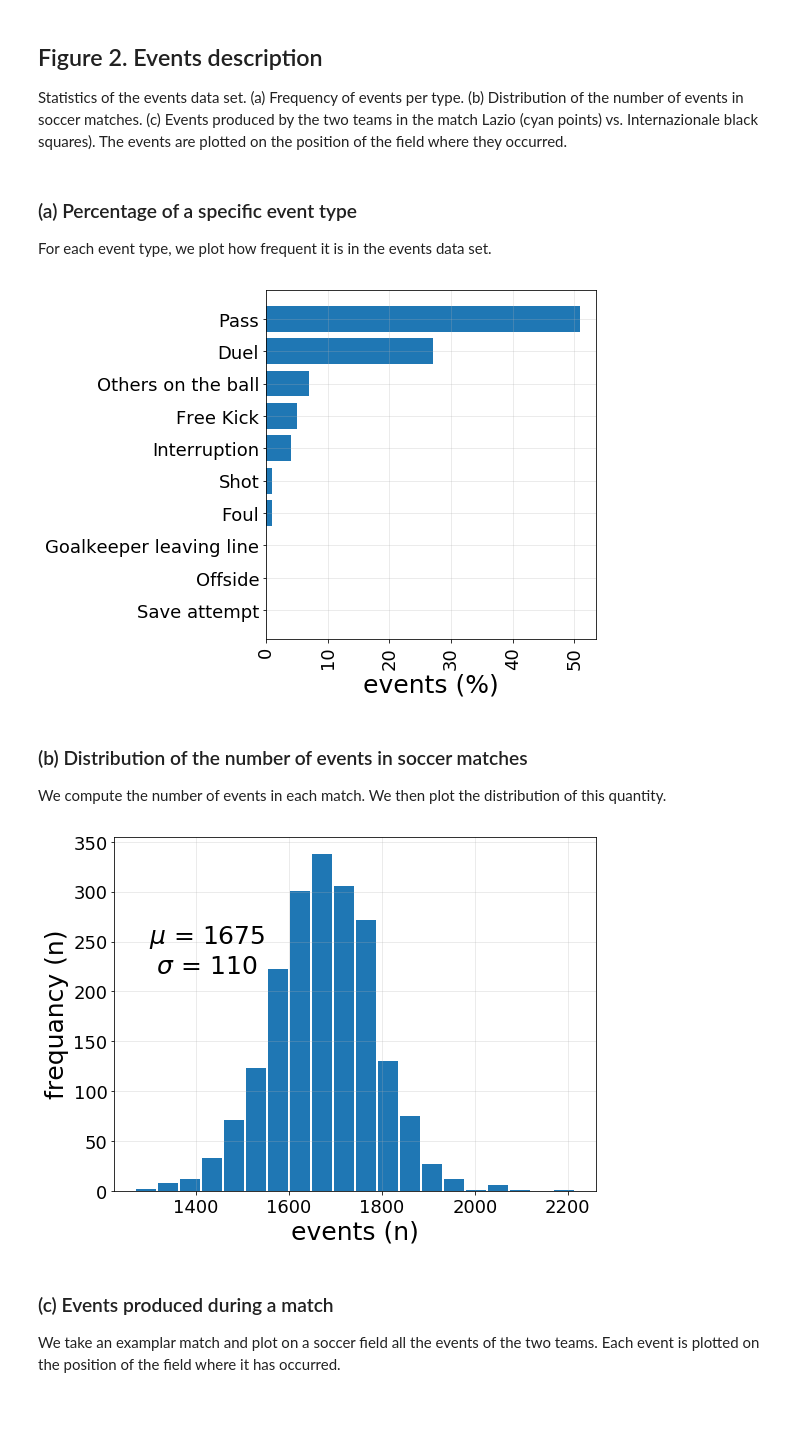
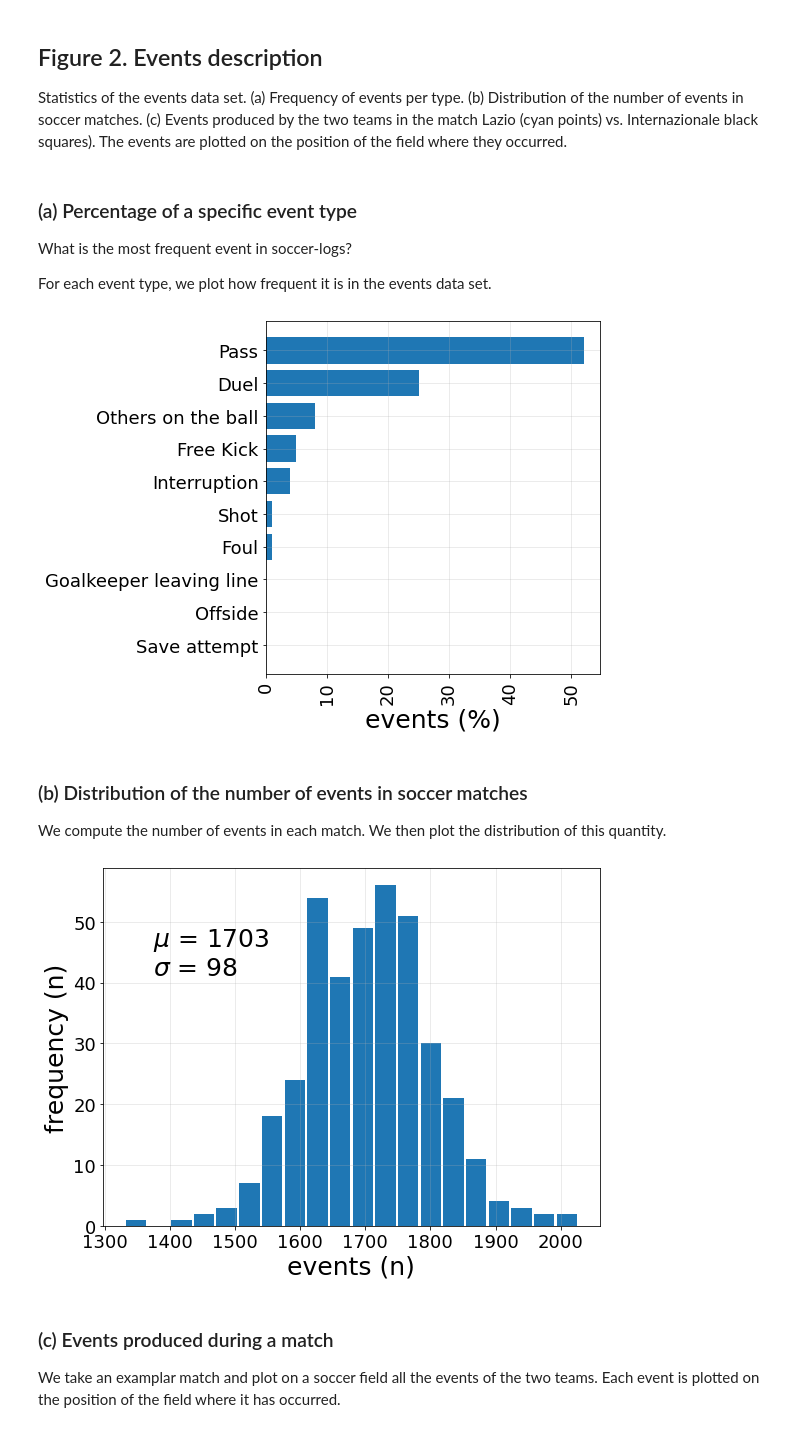
Before and after one commit to jonpappalord/soccer_logs_exploration, a Jupyter notebook: Code_plot.ipynb, the cells around one changed output. Saved outputs shown, nothing was run; the diff lists cells and outputs as text; code cells hidden in the pictures.

```diff
--- a/Code_plot.ipynb
+++ b/Code_plot.ipynb
@@ -74,0 +43,6 @@ with open('./data/competitions.json') as json_data:
+# %%
+%%time
+data_folder = 'data/'
+tournaments = ['Italy']
+matches, events, players, competitions = load_jsons(data_folder=data_folder,
+                                                    tournaments=tournaments)
@@ -1334,55 +105,63 @@ in soccer matches. (c) Events produced by the two teams in the match Lazio (cyan
 black squares). The events are plotted on the position of the field where they occurred.
 # %% [markdown]
 ### (a) Percentage of a specific event type
+
+What is the most frequent event in soccer-logs?
+
 For each event type, we plot how frequent it is in the events data set.
 # %%
-ev_all_nations = []
-for nation in nations:
-    for i in range(len(events[nation])):
-        ev_all_nations.append(events[nation][i]['eventName'])
+events_list = []
+for tournament in tournaments:
+    for event in events[tournament]:
+        events_list.append(event['eventName'])
 
-count = Counter(ev_all_nations)
+count = Counter(events_list)
+# express frequency in percentage
 counter = {}
-for i,v in zip(count.keys(),count.values()):
-    counter[i] = int(float(v)/len(ev_all_nations)*100)
+for i, n_events in zip(count.keys(), count.values()):
+    counter[i] = int(float(n_events)/len(events_list)*100)
 sorted_d = np.array(sorted(counter.items(), key=operator.itemgetter(1), reverse=False))
 
 #bar plot
-f,ax = plt.subplots(figsize=(8,6))
+fig, ax = plt.subplots(figsize=(8,6))
 plt.barh(list(sorted_d[:,0]),[int(x) for x in list(sorted_d[:,1])])
-plt.xticks(rotation=90)
-plt.xticks(fontsize=18)
+plt.xticks(rotation=90);plt.xticks(fontsize=18)
 plt.xlabel('events (%)', fontsize=25)
 plt.yticks(fontsize=18)
 plt.grid(alpha=0.3)
-f.tight_layout()
+fig.tight_layout()
 plt.show()
 # %% [output]
-[figure, old version]
+[figure, new version]
 # %% [markdown]
 ### (b) Distribution of the number of events in soccer matches
 We compute the number of events in each match. We then plot the distribution of this quantity.
 # %%
-match_ev_count = {}
-for nation in nations:
-    for ev in events[nation]:
-        if ev['matchId'] not in match_ev_count:
-            match_ev_count[ev['matchId']] = 1
-        else:
-            match_ev_count[ev['matchId']] += 1
+# compute the number of events per match
+match2n_events = defaultdict(int)
+for tournament in tournaments:
+    for event in events[tournament]:
+        match_id = event['matchId']
+        match2n_events[match_id] += 1
 
-f,ax = plt.subplots(figsize=(8,6))
-plt.hist(list(match_ev_count.values()), rwidth=0.9, bins=20)
+values = list(match2n_events.values())
+avg_n_events = np.mean(values)
+std_n_events = np.std(values)
+
+fig, ax = plt.subplots(figsize=(8,6))
+plt.hist(match2n_events.values(), rwidth=0.9, bins=20)
 plt.grid(alpha=0.3)
 plt.yticks(fontsize=18)
+plt.xlabel('events (n)', fontsize=25)
 plt.ylabel('frequency (n)', fontsize=25)
-plt.xlabel('events (n)', fontsize=25)
 plt.xticks(fontsize=18)
-plt.text(1300,220, '$\mu$ = %i \n $\sigma$ = %i'%(np.mean(list(match_ev_count.values())), np.std(list(match_ev_count.values()))),fontsize=25)
-f.tight_layout()
+plt.text(0.1, 0.7,
+         '$\mu$ = %i\n$\sigma$ = %i'%(avg_n_events, std_n_events),
+         fontsize=25, transform=ax.transAxes)
+fig.tight_layout()
 plt.show()
 # %% [output]
-[figure, old version]
+[figure, new version]
 # %% [markdown]
 ### (c) Events produced during a match
 We take an examplar match and plot on a soccer field all the events of the two teams. Each event is plotted on the position of the field where it has occurred.
```
Also changed, not shown: parts of 37 cells of this notebook.
